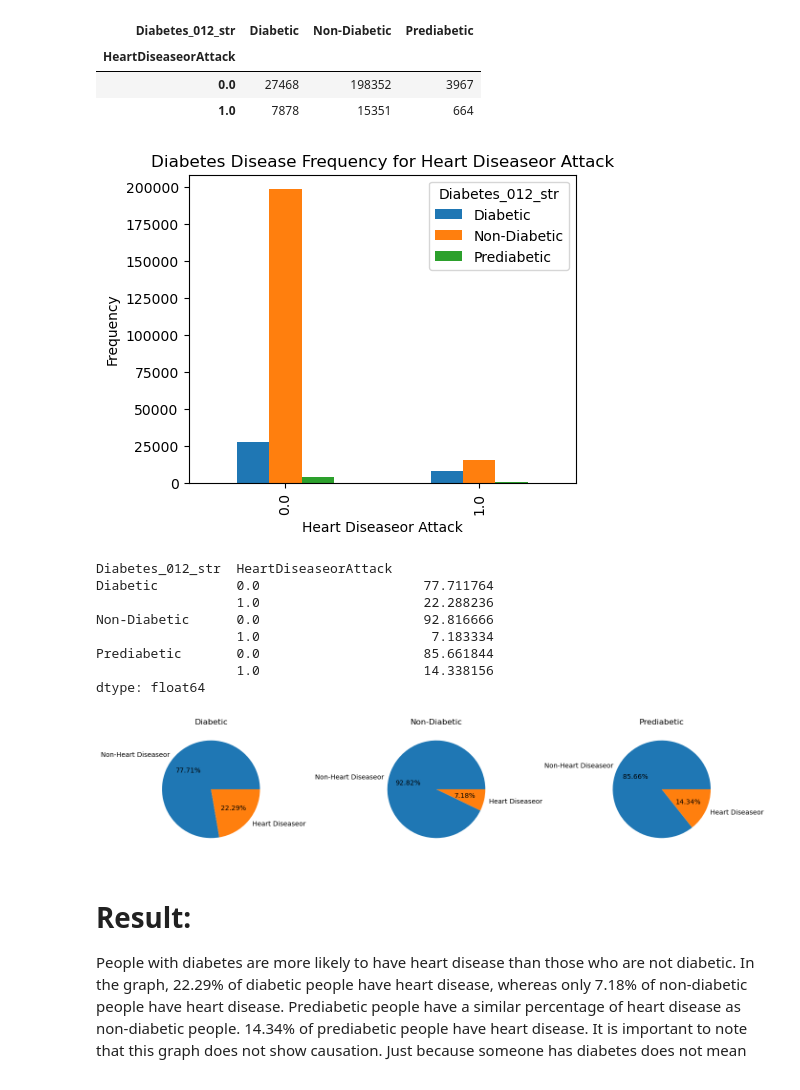
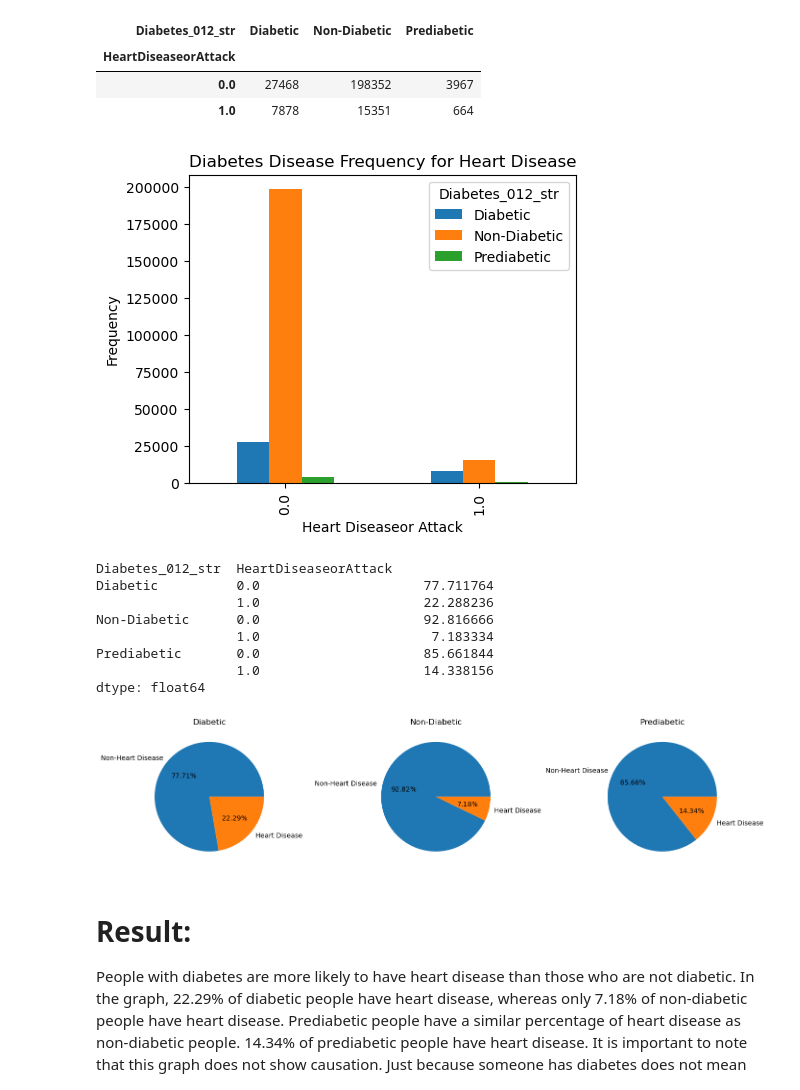
Before and after one commit to mpond1997/Disease-Prediction-Machine-Learning-, a Jupyter notebook: Statistical study/Predict diabe2.ipynb, the cells around one changed output. Saved outputs shown, nothing was run; the diff lists cells and outputs as text; code cells hidden in the pictures.

```diff
--- a/Statistical study/Predict diabe2.ipynb
+++ b/Statistical study/Predict diabe2.ipynb
@@ -214,14 +214,14 @@ pd.crosstab(data.HeartDiseaseorAttack,data.Diabetes_012_str)
 # %%
 #Checking The relation B/W Heart Diseaseor Attack and Diabetes
 
 pd.crosstab(data.HeartDiseaseorAttack,data.Diabetes_012_str).plot(kind="bar",figsize=(5,4))
 
-plt.title('Diabetes Disease Frequency for Heart Diseaseor Attack')
+plt.title('Diabetes Disease Frequency for Heart Disease')
 plt.xlabel("Heart Diseaseor Attack")
 plt.ylabel('Frequency')
 plt.show()
 # %% [output]
-[figure, old version]
+[figure, new version]
 # %%
 # checking average of diabetic persons with Heart Diseaseor Attack and NO Heart Diseaseor Attack
 
@@ -240,7 +240,7 @@ dtype: float64
 plt.figure(figsize=(14, 10))
 
 # Define the labels for the pie charts
-labels = ["Non-Heart Diseaseor", "Heart Diseaseor"]
+labels = ["Non-Heart Disease", "Heart Disease"]
 
 # Create subplots for Diabetes
 plt.subplot(2, 3, 1)
@@ -266,7 +266,7 @@ plt.tight_layout()
 # Show the plots
 plt.show()
 # %% [output]
-[figure, old version]
+[figure, new version]
 # %% [markdown]
 # Result:
 
```
Also changed, not shown: parts of 1 cell of this notebook.
